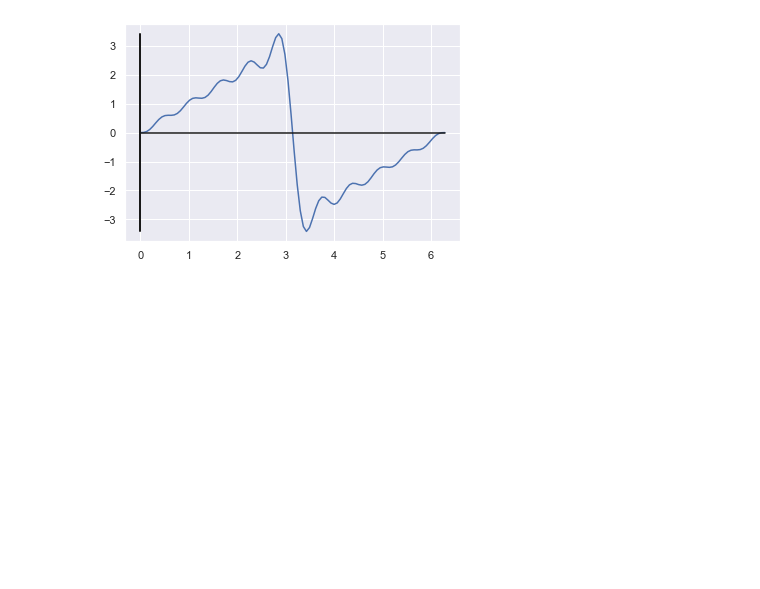
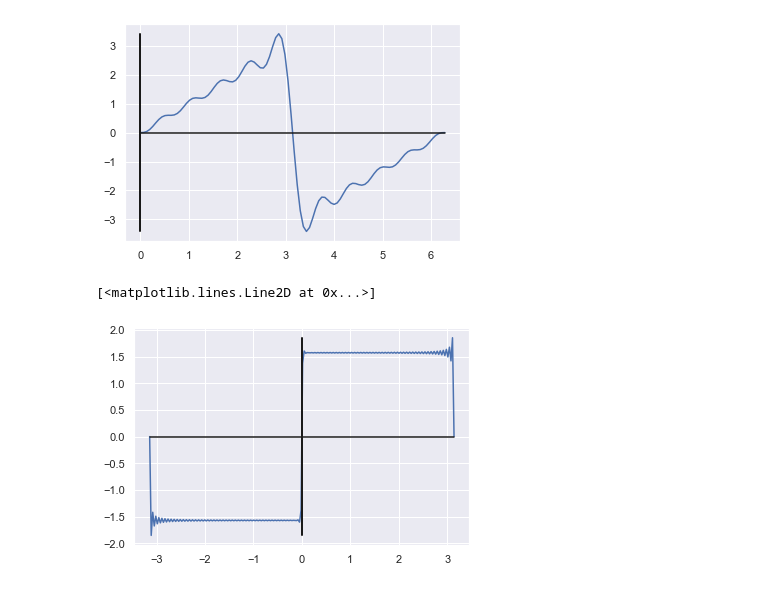
Before and after one commit to Gaurav17Joshi/Maths, a Jupyter notebook: diffeq1.ipynb, the cells around one changed output. Cells and saved outputs as stored; diff of their text form; code cells hidden in the pictures; blank space fills up the shorter version.

```diff
--- a/diffeq1.ipynb
+++ b/diffeq1.ipynb
@@ -26,3 +26,24 @@ ax.plot(zeros,y,'k')
 # %% [output]
 [<matplotlib.lines.Line2D at 0x...>]
 [figure]
+# %%
+# make animation for spinning sin finction
+# fourier series for step function:
+x = np.linspace(-1*np.pi,1*np.pi,200)
+
+def stepp(x,b):
+    ans = 0
+    for i in range(1,2*b+1,2):
+        ans = ans + np.sin(i*x)/i
+    return ans
+
+y = [0*np.pi + 2*(stepp(t,50)) for t in x]
+
+fig, ax = plt.subplots()
+ax.plot(x,y,'-')
+zeros = np.zeros(200)
+ax.plot(x,zeros, 'k')
+ax.plot(zeros,y,'k')
+# %% [output]
+[<matplotlib.lines.Line2D at 0x...>]
+[figure, added]
```
Also changed, not shown: parts of 1 cell of this notebook.
